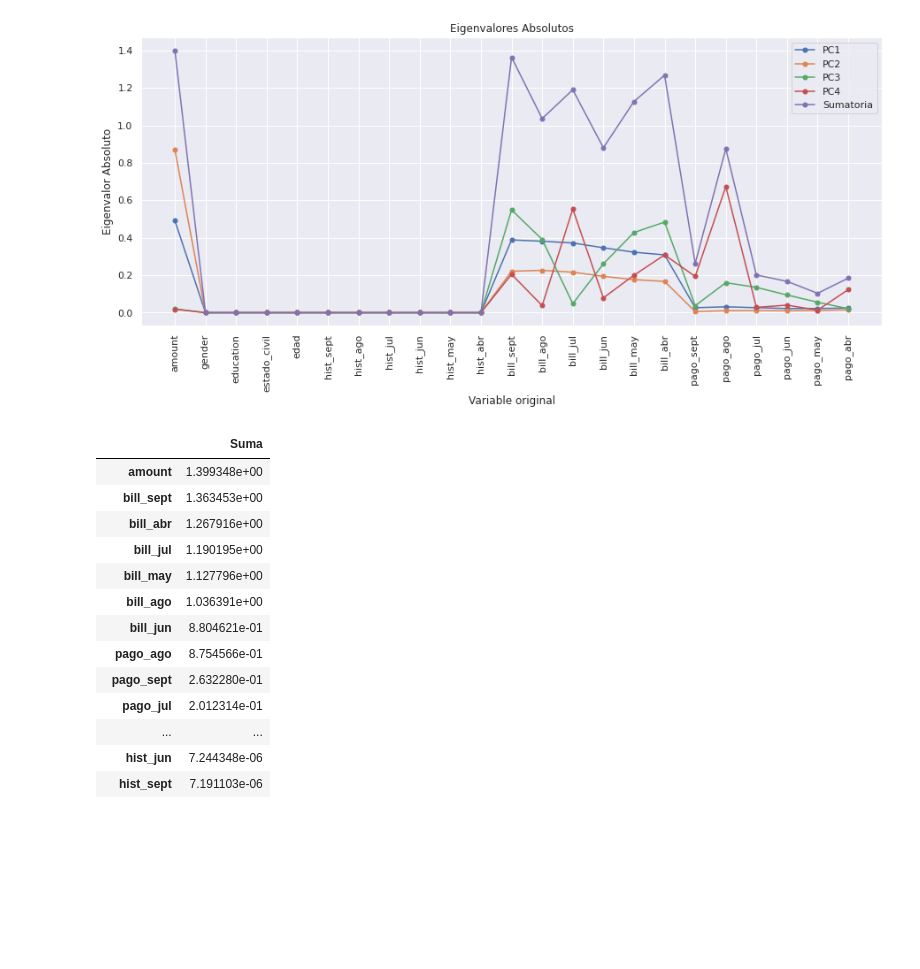
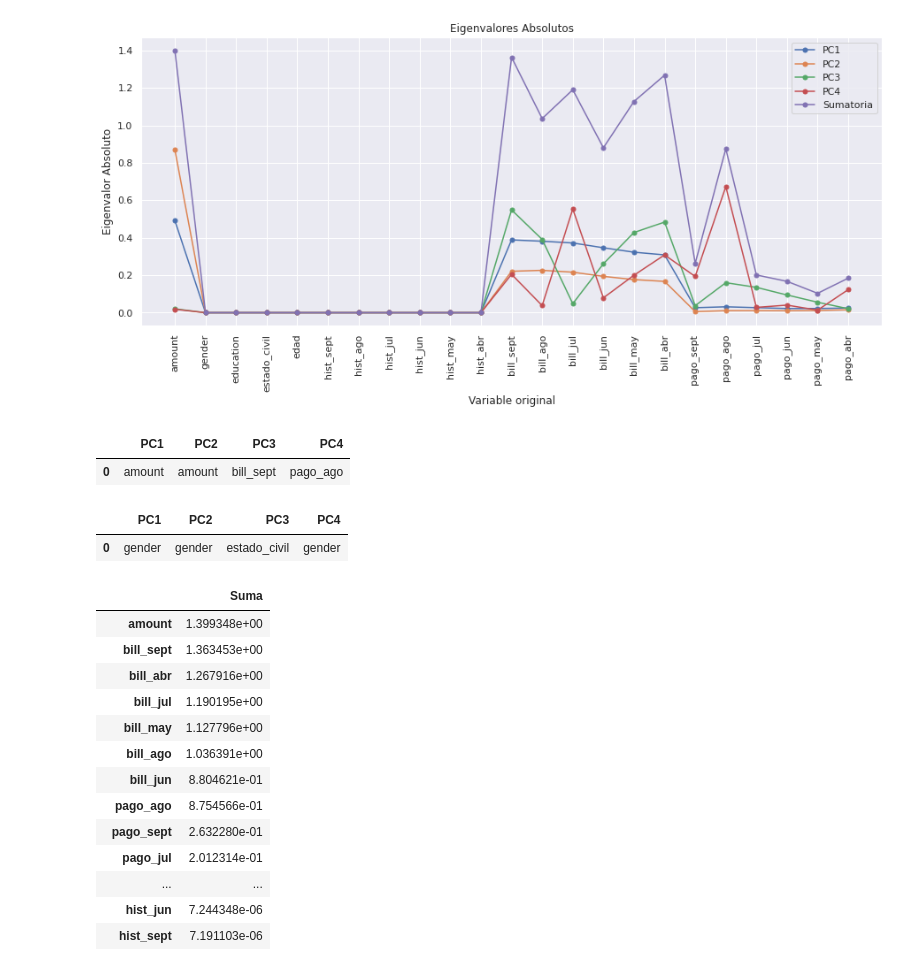
Before and after one commit to PosgradoMNA/actividades-del-projecto-equipo_37, a Jupyter notebook: PCA/Semana4_Actividad1.ipynb, the cells around one changed output. Drawn from its saved outputs; the diff is of its cells as text; code cells hidden in the pictures; blank space fills up the shorter version.

```diff
--- a/PCA/Semana4_Actividad1.ipynb
+++ b/PCA/Semana4_Actividad1.ipynb
@@ -395,6 +395,20 @@ plt.xticks(rotation=90)
 plt.show()
 # %% [output]
 [figure]
+# %%
+#Variables más importantes por componente
+
+pd.DataFrame(pcsComponents_df.abs().idxmax()).T
+# %% [output]
+|  | PC1 | PC2 | PC3 | PC4 |
+| 0 | amount | amount | bill_sept | pago_ago |
+# %%
+#Variables menos importantes por componente
+
+pd.DataFrame(pcsComponents_df.abs().idxmin()).T
+# %% [output]
+|  | PC1 | PC2 | PC3 | PC4 |
+| 0 | gender | gender | estado_civil | gender |
 # %%
 #Listado de variables ordenadas por su importancia
 pd.DataFrame(np.absolute(pcsComponents_df).sum(axis=1), columns=['Suma']).sort_values(by='Suma',  ascending=False)
```
